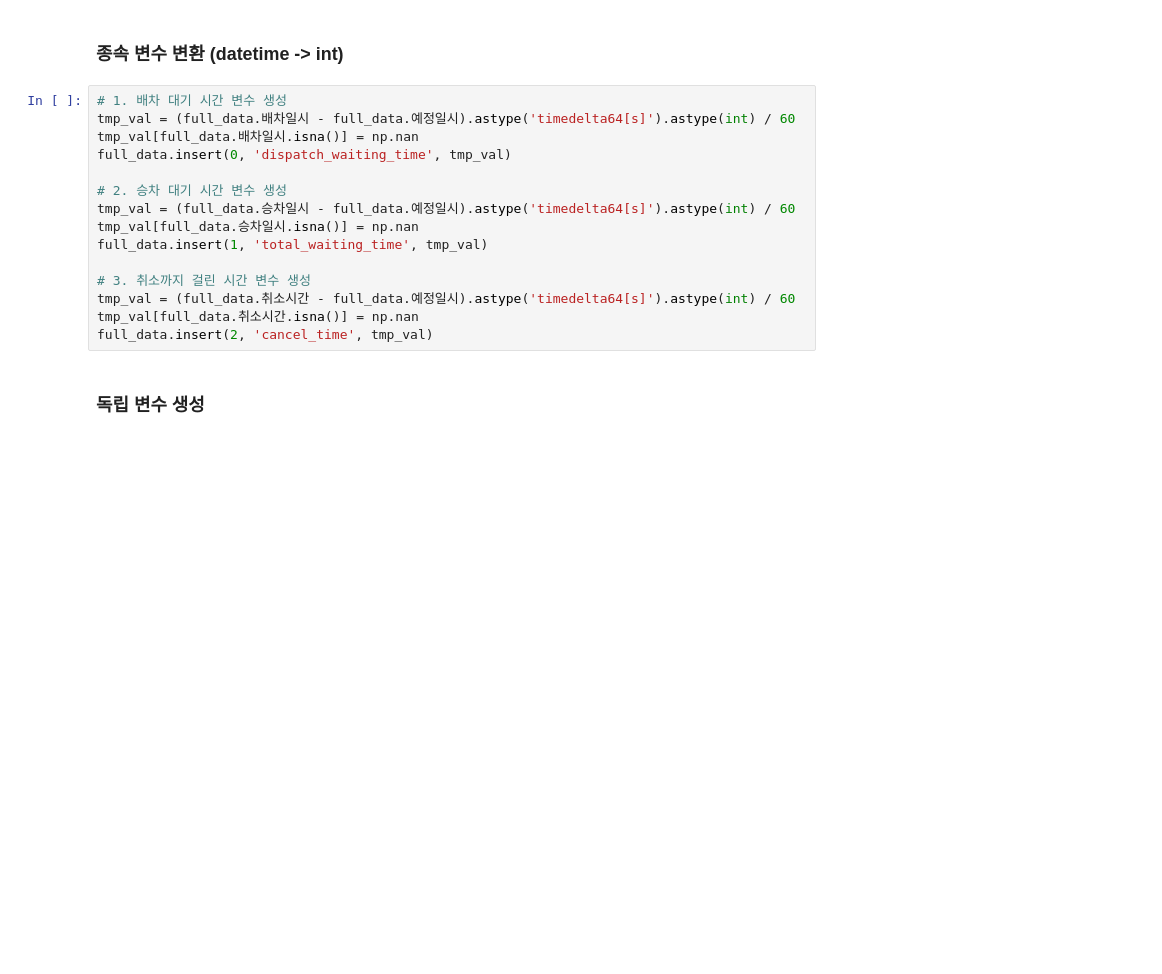
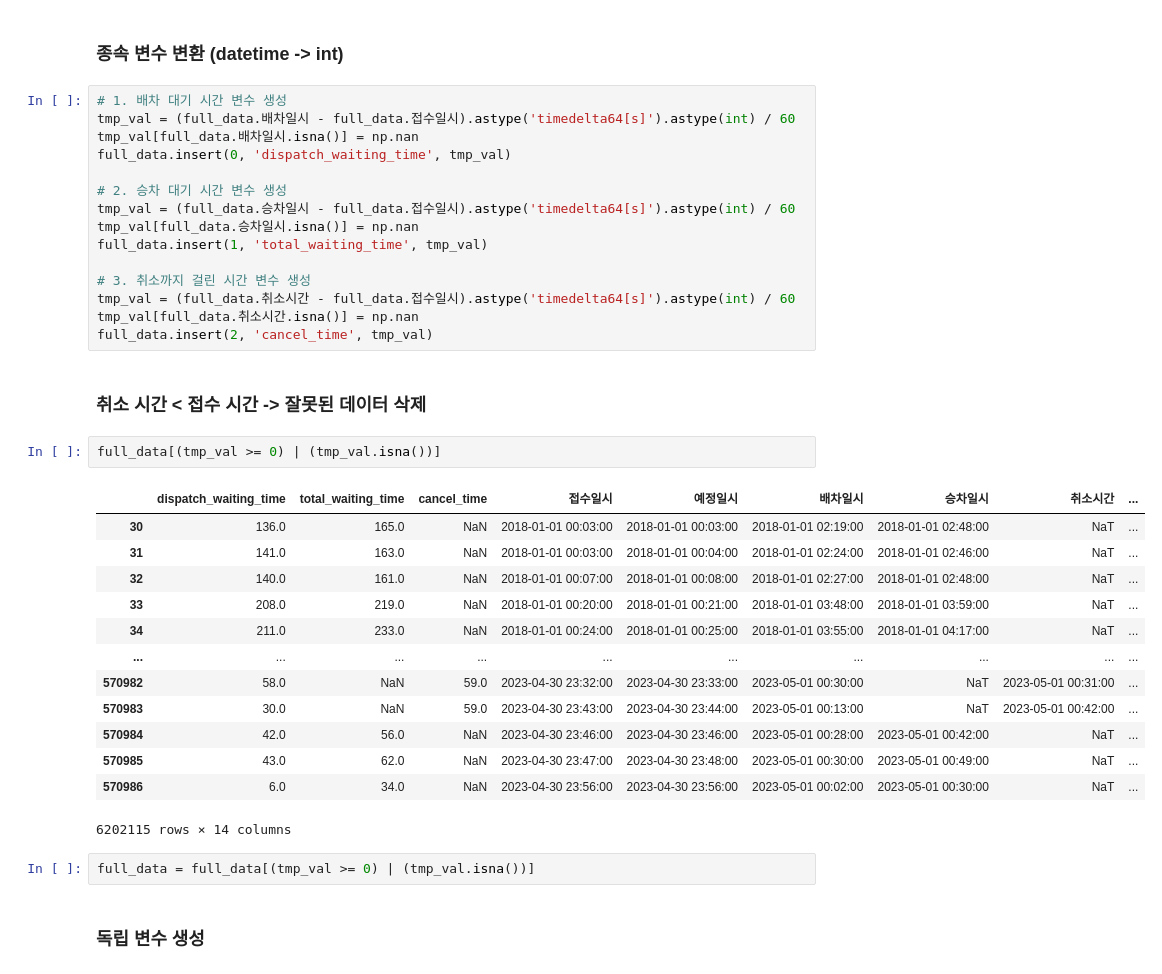
Before and after one commit to daunJJ/CallTaxi, a Jupyter notebook: full_year_preprocessing.ipynb, the cells around one changed output. Drawn from its saved outputs; the diff is of its cells as text; blank space fills up the shorter version.

```diff
--- a/full_year_preprocessing.ipynb
+++ b/full_year_preprocessing.ipynb
@@ -244,19 +262,39 @@ full_data.head()
 ### 종속 변수 변환 (datetime -> int)
 # %%
 # 1. 배차 대기 시간 변수 생성
-tmp_val = (full_data.배차일시 - full_data.예정일시).astype('timedelta64[s]').astype(int) / 60
+tmp_val = (full_data.배차일시 - full_data.접수일시).astype('timedelta64[s]').astype(int) / 60
 tmp_val[full_data.배차일시.isna()] = np.nan
 full_data.insert(0, 'dispatch_waiting_time', tmp_val)
 
 # 2. 승차 대기 시간 변수 생성
-tmp_val = (full_data.승차일시 - full_data.예정일시).astype('timedelta64[s]').astype(int) / 60
+tmp_val = (full_data.승차일시 - full_data.접수일시).astype('timedelta64[s]').astype(int) / 60
 tmp_val[full_data.승차일시.isna()] = np.nan
 full_data.insert(1, 'total_waiting_time', tmp_val)
 
 # 3. 취소까지 걸린 시간 변수 생성
-tmp_val = (full_data.취소시간 - full_data.예정일시).astype('timedelta64[s]').astype(int) / 60
+tmp_val = (full_data.취소시간 - full_data.접수일시).astype('timedelta64[s]').astype(int) / 60
 tmp_val[full_data.취소시간.isna()] = np.nan
 full_data.insert(2, 'cancel_time', tmp_val)
+# %% [markdown]
+### 취소 시간 < 접수 시간 -> 잘못된 데이터 삭제
+# %%
+full_data[(tmp_val >= 0) | (tmp_val.isna())]
+# %% [output]
+|  | dispatch_waiting_time | total_waiting_time | cancel_time | 접수일시 | 예정일시 | 배차일시 | 승차일시 | 취소시간 | ... |
+| 30 | 136.0 | 165.0 | NaN | 2018-01-01 00:03:00 | 2018-01-01 00:03:00 | 2018-01-01 02:19:00 | 2018-01-01 02:48:00 | NaT | ... |
+| 31 | 141.0 | 163.0 | NaN | 2018-01-01 00:03:00 | 2018-01-01 00:04:00 | 2018-01-01 02:24:00 | 2018-01-01 02:46:00 | NaT | ... |
+| 32 | 140.0 | 161.0 | NaN | 2018-01-01 00:07:00 | 2018-01-01 00:08:00 | 2018-01-01 02:27:00 | 2018-01-01 02:48:00 | NaT | ... |
+| 33 | 208.0 | 219.0 | NaN | 2018-01-01 00:20:00 | 2018-01-01 00:21:00 | 2018-01-01 03:48:00 | 2018-01-01 03:59:00 | NaT | ... |
+| 34 | 211.0 | 233.0 | NaN | 2018-01-01 00:24:00 | 2018-01-01 00:25:00 | 2018-01-01 03:55:00 | 2018-01-01 04:17:00 | NaT | ... |
+| ... | ... | ... | ... | ... | ... | ... | ... | ... | ... |
+| 570982 | 58.0 | NaN | 59.0 | 2023-04-30 23:32:00 | 2023-04-30 23:33:00 | 2023-05-01 00:30:00 | NaT | 2023-05-01 00:31:00 | ... |
+| 570983 | 30.0 | NaN | 59.0 | 2023-04-30 23:43:00 | 2023-04-30 23:44:00 | 2023-05-01 00:13:00 | NaT | 2023-05-01 00:42:00 | ... |
+| 570984 | 42.0 | 56.0 | NaN | 2023-04-30 23:46:00 | 2023-04-30 23:46:00 | 2023-05-01 00:28:00 | 2023-05-01 00:42:00 | NaT | ... |
+| 570985 | 43.0 | 62.0 | NaN | 2023-04-30 23:47:00 | 2023-04-30 23:48:00 | 2023-05-01 00:30:00 | 2023-05-01 00:49:00 | NaT | ... |
+| 570986 | 6.0 | 34.0 | NaN | 2023-04-30 23:56:00 | 2023-04-30 23:56:00 | 2023-05-01 00:02:00 | 2023-05-01 00:30:00 | NaT | ... |
+6202115 rows × 14 columns
+# %%
+full_data = full_data[(tmp_val >= 0) | (tmp_val.isna())]
 # %% [markdown]
 ### 독립 변수 생성
 # %%
```
Also changed, not shown: parts of 11 cells of this notebook, 1 other file.
